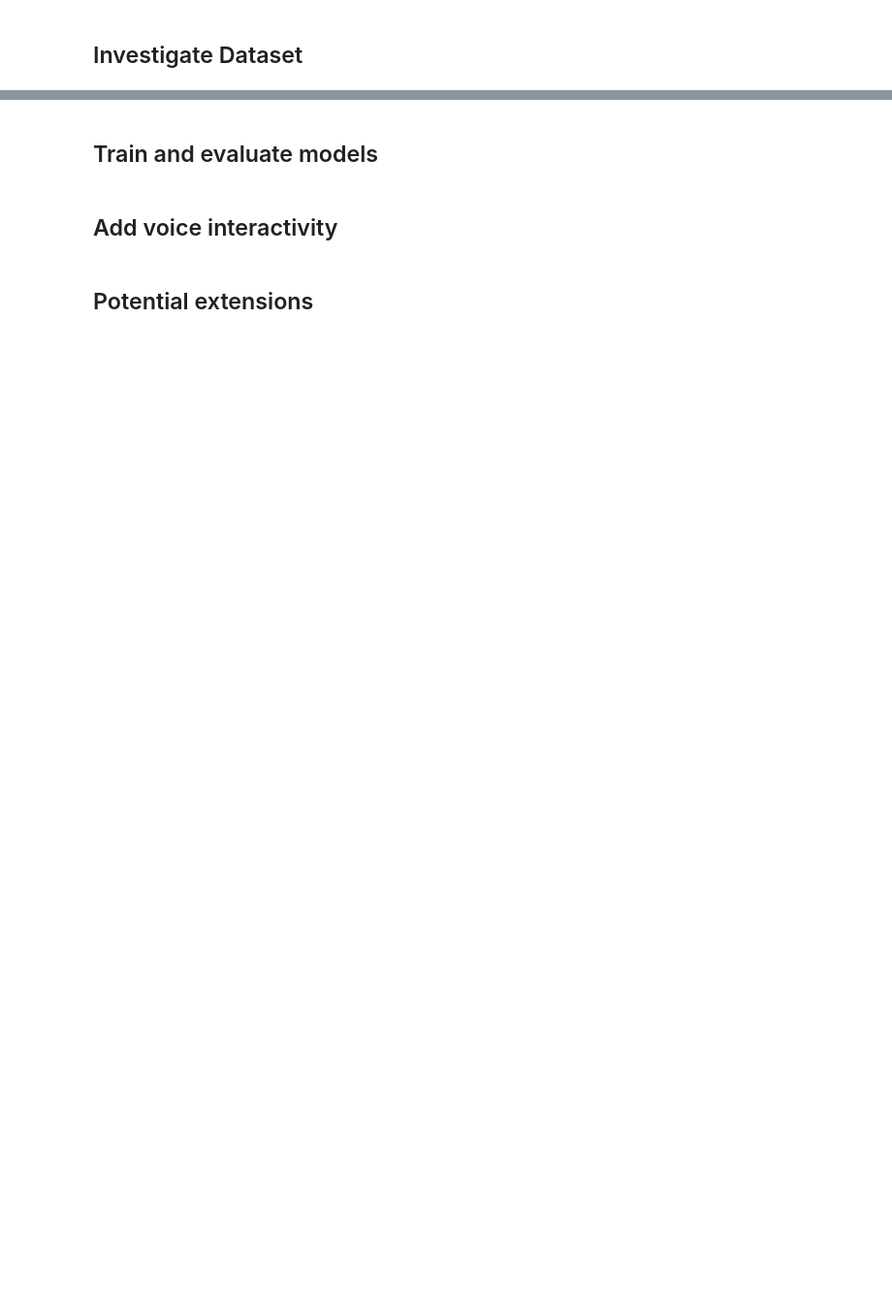
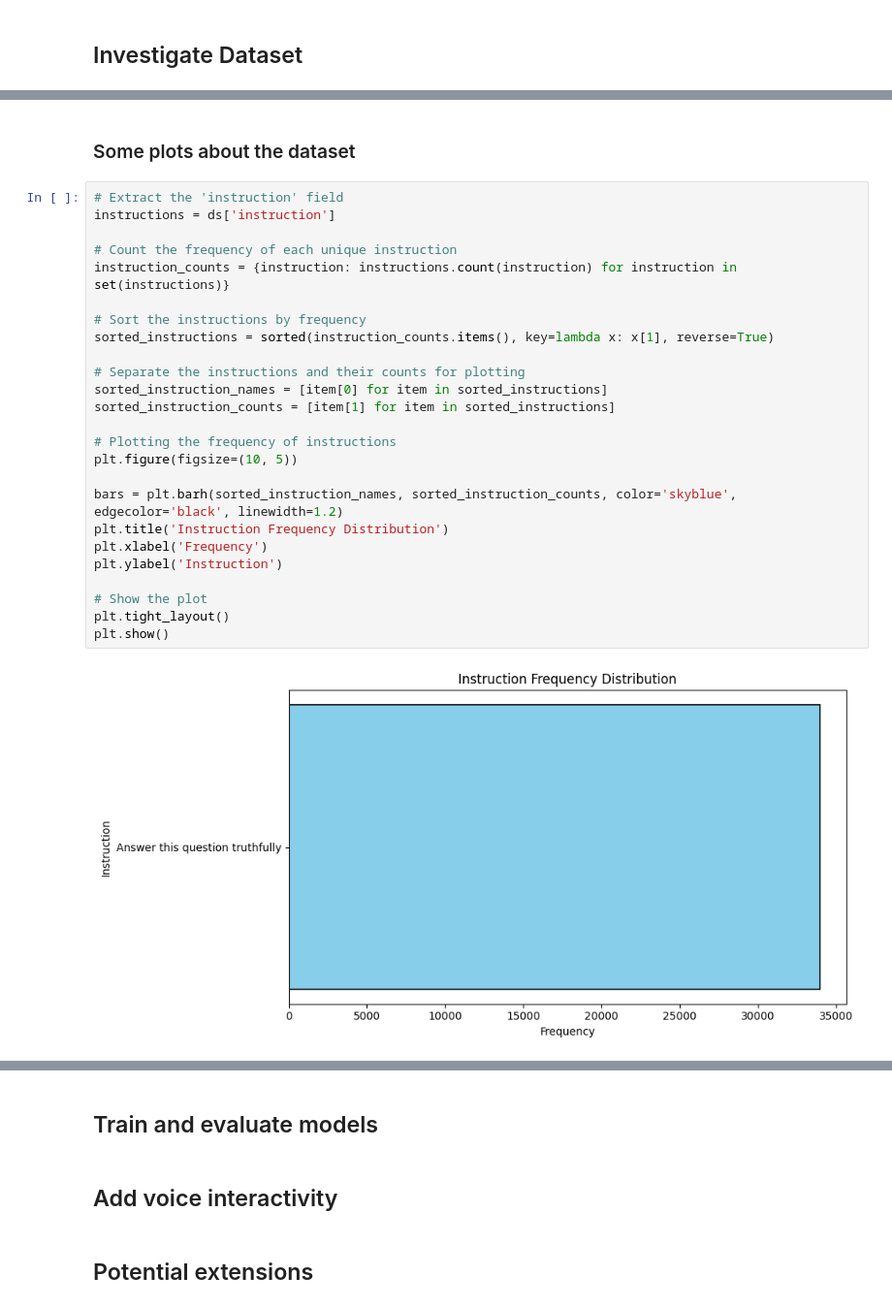
Before and after one commit to steq28/MedicalMeadow, a Jupyter notebook: ATML_part2.ipynb, the cells around one changed output, grey strips where cells are left out. Shown: that part at 97% size. Cells and saved outputs as stored; diff of their text form; blank space fills up the shorter version.

```diff
--- a/ATML_part2.ipynb
+++ b/ATML_part2.ipynb
@@ -43,0 +70,29 @@ Output: Very low Mg2+ levels correspond to low PTH levels which in turn results
+# %% [markdown]
+### Some plots about the dataset
+# %%
+# Extract the 'instruction' field
+instructions = ds['instruction']
+
+# Count the frequency of each unique instruction
+instruction_counts = {instruction: instructions.count(instruction) for instruction in set(instructions)}
+
+# Sort the instructions by frequency
+sorted_instructions = sorted(instruction_counts.items(), key=lambda x: x[1], reverse=True)
+
+# Separate the instructions and their counts for plotting
+sorted_instruction_names = [item[0] for item in sorted_instructions]
+sorted_instruction_counts = [item[1] for item in sorted_instructions]
+
+# Plotting the frequency of instructions
+plt.figure(figsize=(10, 5))
+
+bars = plt.barh(sorted_instruction_names, sorted_instruction_counts, color='skyblue', edgecolor='black', linewidth=1.2)
+plt.title('Instruction Frequency Distribution')
+plt.xlabel('Frequency')
+plt.ylabel('Instruction')
+
+# Show the plot
+plt.tight_layout()
+plt.show()
+# %% [output]
+[figure, added]
```
Also changed, not shown: parts of 5 cells of this notebook.
